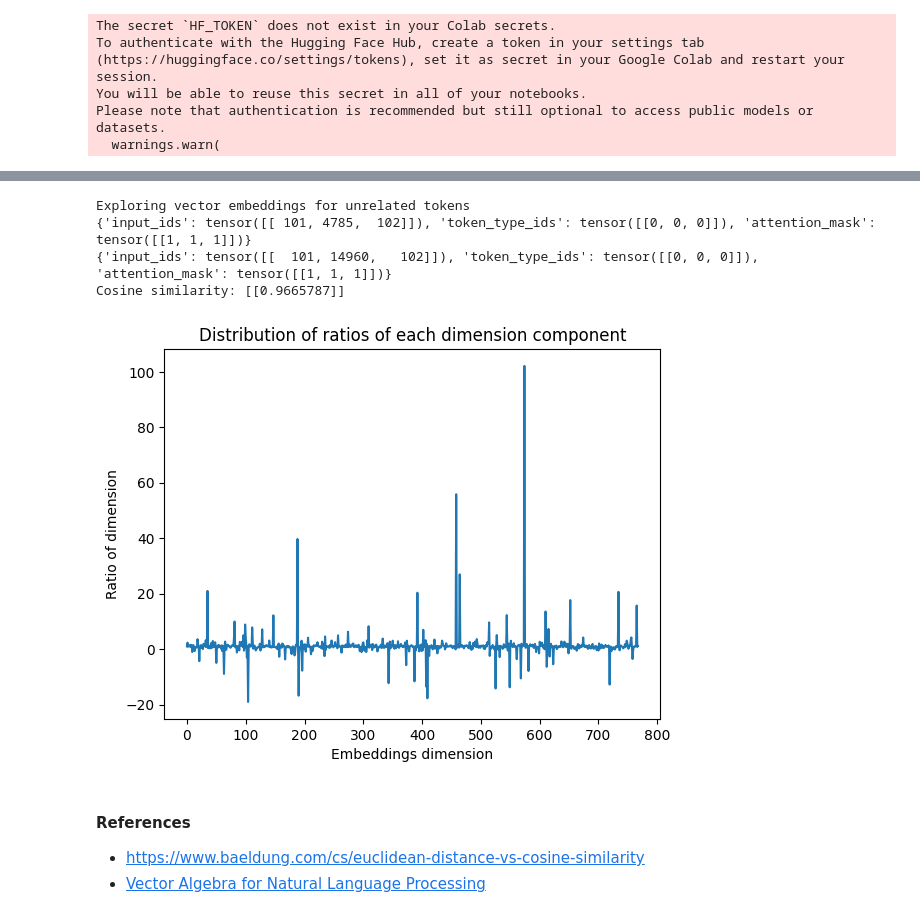
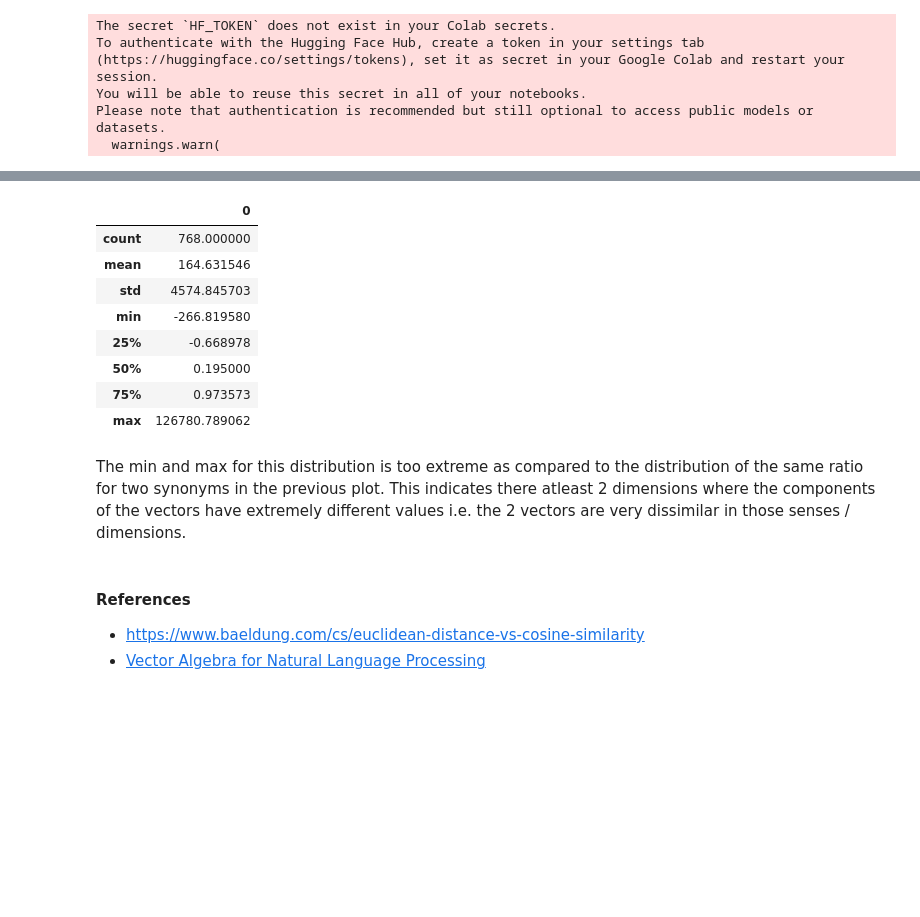
Before and after one commit to Taaniya/vector-algebra-for-nlp, a Jupyter notebook: Exploring_word_embeddings_and_cosine_similarity_intuition.ipynb, the cells around one changed output, grey strips where cells are left out. Saved outputs shown, nothing was run; the diff lists cells and outputs as text; code cells hidden in the pictures; blank space fills up the shorter version.

```diff
--- a/Exploring_word_embeddings_and_cosine_similarity_intuition.ipynb
+++ b/Exploring_word_embeddings_and_cosine_similarity_intuition.ipynb
@@ -187,44 +249,20 @@ Cosine similarity: [[0.9800585]]
-# %%
-# Exploring embeddings of 2 unrelated tokens
-
-text1 = "climate"
-text2 = "notebook"
-encoded_input1 = bert_tokenizer(text1, padding=True, truncation=True, return_tensors='pt')
-encoded_input2 = bert_tokenizer(text2, padding=True, truncation=True, return_tensors='pt')
-
-print("Exploring vector embeddings for unrelated tokens")
-print(encoded_input1)
-print(encoded_input2)
-
-# Compute token embeddings
-
-with torch.no_grad():
-    model_output1 = bert_model(**encoded_input1)
-    model_output2 = bert_model(**encoded_input2)
-
-# Since 1st and 3rd tokens are [CLS] & [SEP] tokens, pick embeddings of 2nd token
-text1_embeddings = model_output1['last_hidden_state'][0][2]
-text2_embeddings = model_output2['last_hidden_state'][0][2]
-
-text1_embeddings = text1_embeddings.reshape(1, -1)
-text2_embeddings = text2_embeddings.reshape(1, -1)
-
-print(f"Cosine similarity: {cosine_similarity(text1_embeddings, text2_embeddings)}")
-
-dim_ratios = text1_embeddings / text2_embeddings
-
-# plot distribution of ratios of each dimension component
-plt.title("Distribution of ratios of each dimension component")
-plt.xlabel("Embeddings dimension")
-plt.ylabel("Ratio of dimension")
-plt.plot(dim_ratios[0].numpy())
-plt.show()
-# %% [output]
-Exploring vector embeddings for unrelated tokens
-{'input_ids': tensor([[ 101, 4785,  102]]), 'token_type_ids': tensor([[0, 0, 0]]), 'attention_mask': tensor([[1, 1, 1]])}
-{'input_ids': tensor([[  101, 14960,   102]]), 'token_type_ids': tensor([[0, 0, 0]]), 'attention_mask': tensor([[1, 1, 1]])}
-Cosine similarity: [[0.9665787]]
-[figure, removed]
+# %%
+# Descriptive stats for this distribution
+
+pd.DataFrame(dim_ratios[0].numpy()).describe()
+# %% [output]
+|  | 0 |
+| count | 768.000000 |
+| mean | 164.631546 |
+| std | 4574.845703 |
+| min | -266.819580 |
+| 25% | -0.668978 |
+| 50% | 0.195000 |
+| 75% | 0.973573 |
+| max | 126780.789062 |
+# %% [markdown]
+The min and max for this distribution is too extreme as compared to the distribution of the same ratio for two synonyms in the previous plot.
+This indicates there atleast 2 dimensions where the components of the vectors have extremely different values i.e. the 2 vectors are very dissimilar in those senses / dimensions.
 # %% [markdown]
 #### References
 * https://www.baeldung.com/cs/euclidean-distance-vs-cosine-similarity
```
Also changed, not shown: parts of 4 cells of this notebook.
